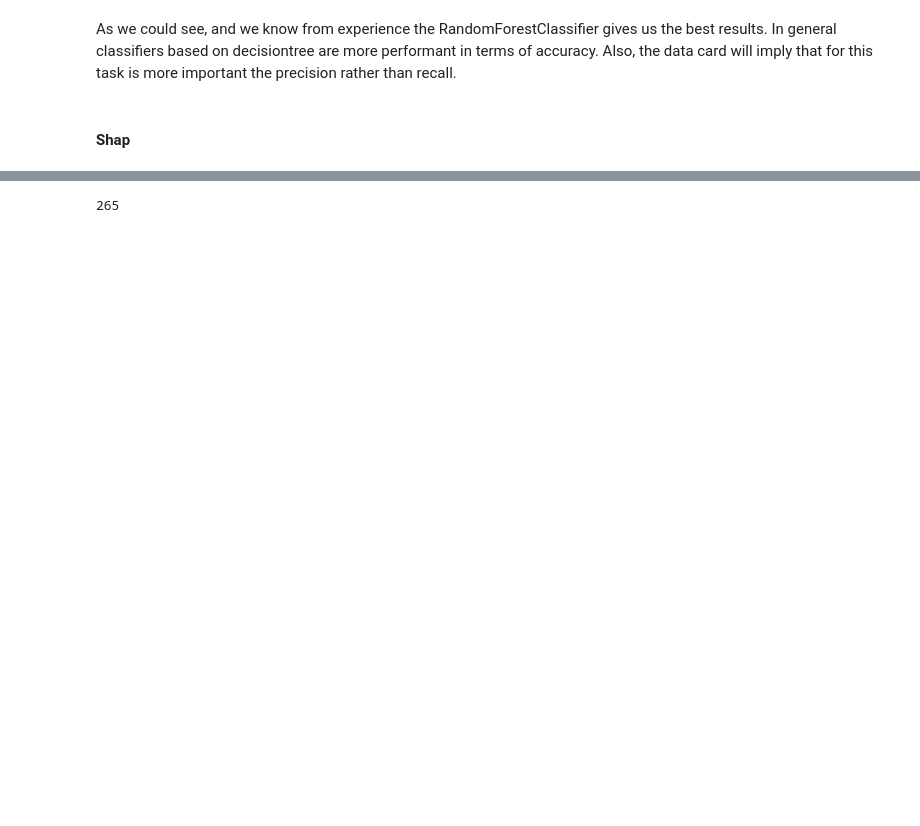
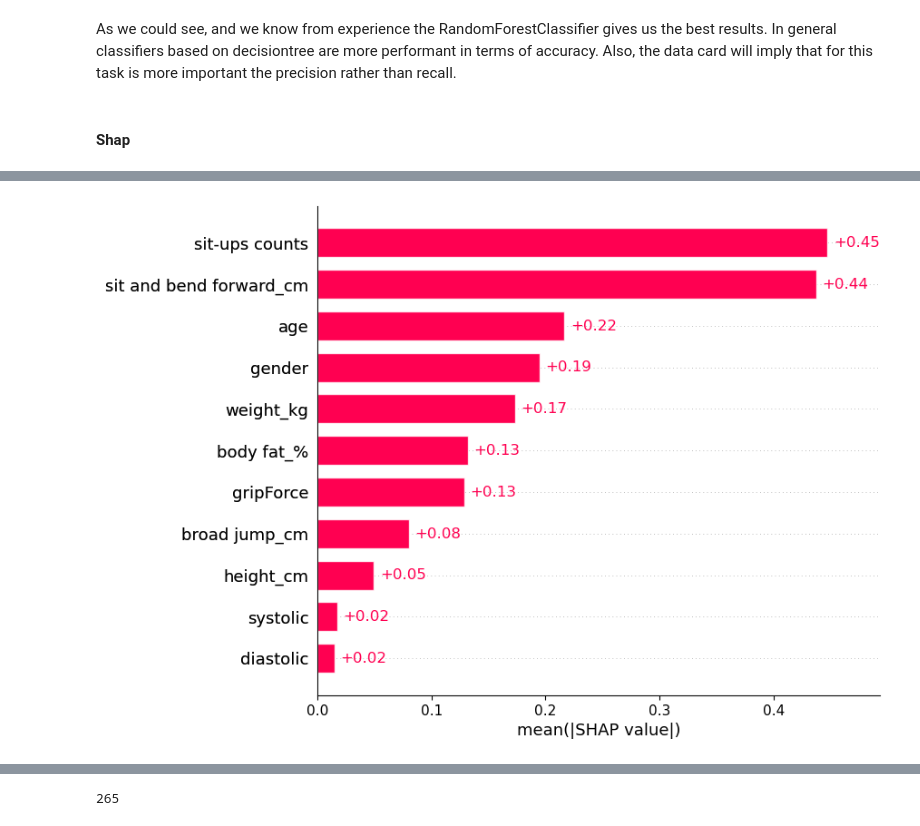
Before and after one commit to its-mario/Sigmoid-Mentoring, a Jupyter notebook: 18_model_interpretation.ipynb, the cells around one changed output, grey strips where cells are left out. Saved outputs shown, nothing was run; the diff lists cells and outputs as text; code cells hidden in the pictures; blank space fills up the shorter version.

```diff
--- a/18_model_interpretation.ipynb
+++ b/18_model_interpretation.ipynb
@@ -374,6 +378,8 @@ As we could see, and we know from experience the RandomForestClassifier gives us
 # %%
-# forest = clasifiers[3]
-# explainer = shap.Explainer(forest.predict, x_train, feature_names = list(df_classification.columns)[:-1])
-#
-# shap_values = explainer(x_test)
-# shap.plots.bar(shap_values, max_display=14)
+forest = clasifiers[3]
+explainer = shap.Explainer(forest.predict, x_train_class, feature_names = list(df_classification.columns)[:-1])
+
+shap_values = explainer(x_test_class)
+shap.plots.bar(shap_values, max_display=14)
+# %% [output]
+[figure, added]
```
Also changed, not shown: parts of 20 cells of this notebook.
